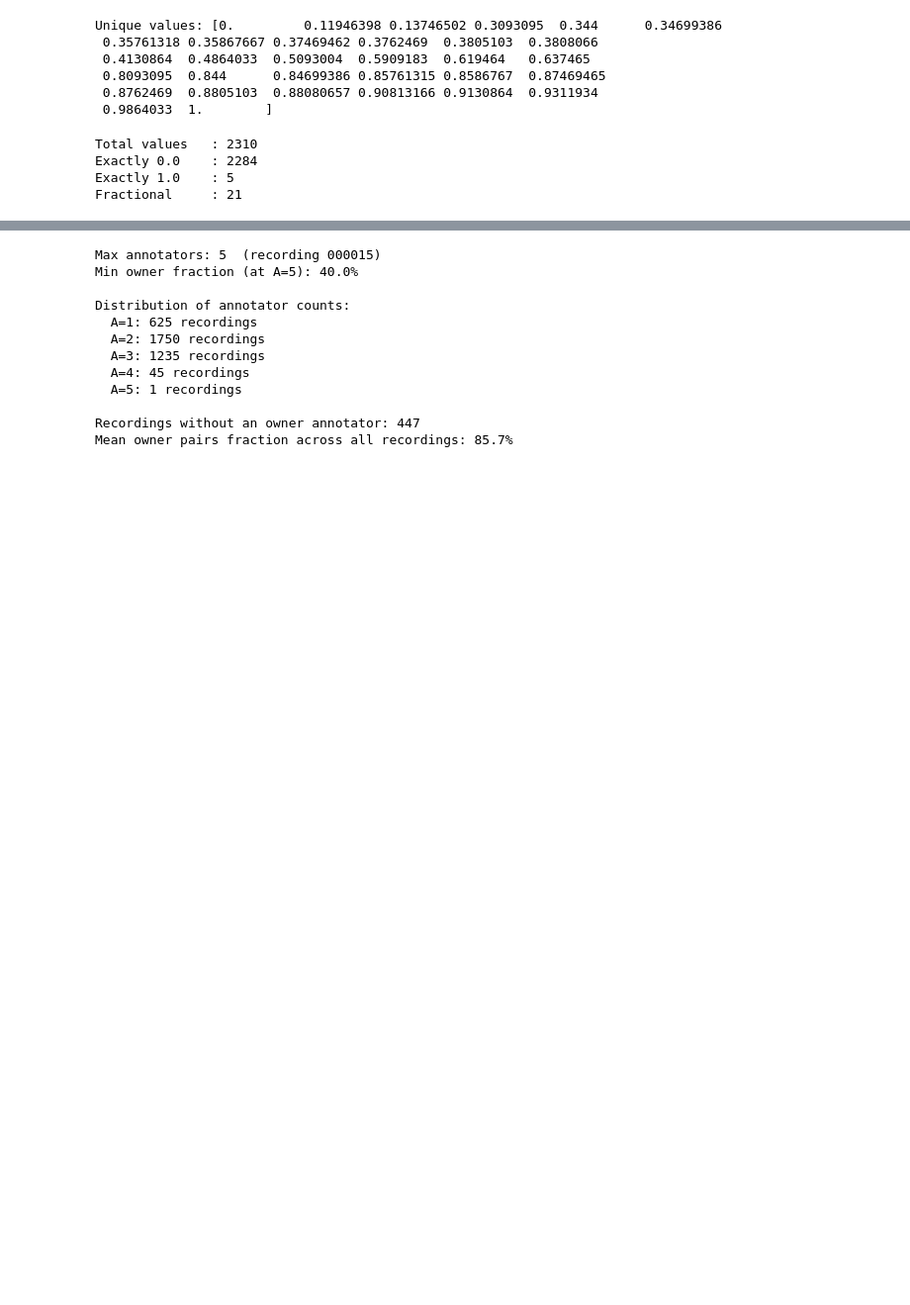
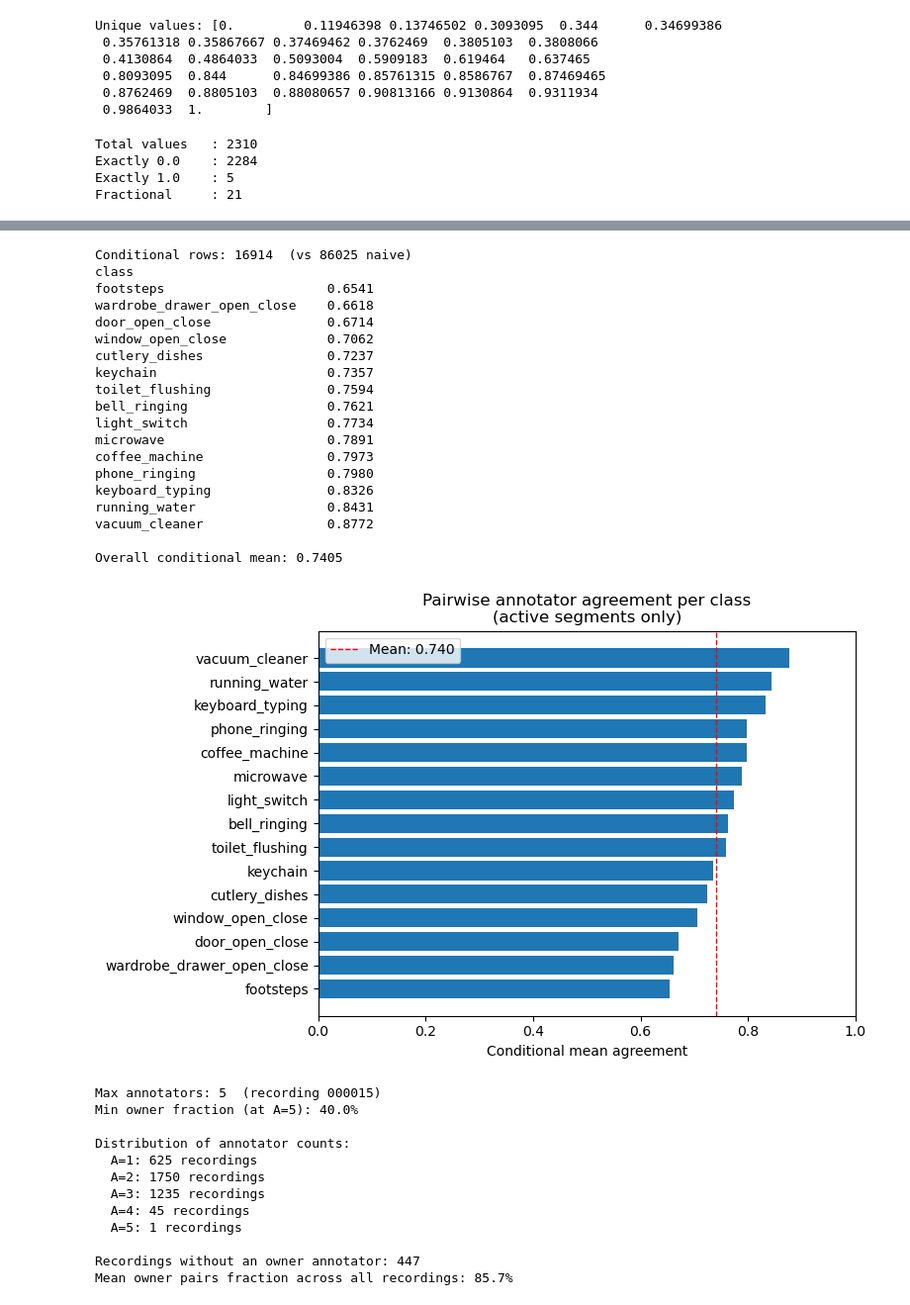
Before and after one commit to Carapet07/MLPC2026, a Jupyter notebook: notebooks/timur_notebook.ipynb, the cells around one changed output, grey strips where cells are left out. Shown at 99% size. Drawn from its saved outputs; the diff is of its cells as text; code cells hidden in the pictures; blank space fills up the shorter version.

Commit message:
reworked agreemence estimation + uncovered and fixed labeling inconsistency

```diff
--- a/notebooks/timur_notebook.ipynb
+++ b/notebooks/timur_notebook.ipynb
@@ -193,3 +153,70 @@ plt.show()
+# %%
+# 2a (revised) — Conditional pairwise agreement
+# Only consider segments where at least one annotator says > 0.
+# Excludes trivial mutual-silence cases that dominate the naive metric above.
+rows_cond = []
+
+for fname, data in npz_files.items():
+    ann         = data['annotations']   # [T, C, A]
+    A           = ann.shape[2]
+    class_names = data['class_names']
+
+    for i, j in combinations(range(A), 2):
+        for c, cls in enumerate(class_names):
+            a_i  = ann[:, c, i]
+            a_j  = ann[:, c, j]
+            mask = (a_i > 0) | (a_j > 0)   # at least one annotator active
+            if mask.sum() == 0:
+                continue                     # both annotators marked this class absent for all segments — nothing to compare
+            agree = 1 - np.abs(a_i[mask] - a_j[mask]).mean()
+            rows_cond.append({
+                'filename'  : fname,
+                'class'     : cls,
+                'agreement' : agree,
+            })
+
+cond_agreement_df = pd.DataFrame(rows_cond)
+print(f'Conditional rows: {len(cond_agreement_df)}  (vs {len(agreement_df)} naive)')
+
+class_cond_agreement = (cond_agreement_df
+                        .groupby('class')['agreement']
+                        .mean()
+                        .sort_values())
+
+print(class_cond_agreement.round(4).to_string())
+print(f'\nOverall conditional mean: {cond_agreement_df["agreement"].mean():.4f}')
+
+fig, ax = plt.subplots(figsize=(8, 5))
+ax.barh(class_cond_agreement.index, class_cond_agreement.values)
+ax.axvline(cond_agreement_df['agreement'].mean(), color='red', linestyle='--', linewidth=1,
+           label=f'Mean: {cond_agreement_df["agreement"].mean():.3f}')
+ax.set_xlabel('Conditional mean agreement')
+ax.set_title('Pairwise annotator agreement per class\n(active segments only)')
+ax.set_xlim(0, 1)
+ax.legend()
+plt.tight_layout()
+plt.show()
+# %% [output]
+Conditional rows: 16914  (vs 86025 naive)
+class
+footsteps                     0.6541
+wardrobe_drawer_open_close    0.6618
+door_open_close               0.6714
+window_open_close             0.7062
+cutlery_dishes                0.7237
+keychain                      0.7357
+toilet_flushing               0.7594
+bell_ringing                  0.7621
+light_switch                  0.7734
+microwave                     0.7891
+coffee_machine                0.7973
+phone_ringing                 0.7980
+keyboard_typing               0.8326
+running_water                 0.8431
+vacuum_cleaner                0.8772
+
+Overall conditional mean: 0.7405
+[figure, added]
 # %%
 # Annotator count distribution and owner fraction analysis
 annotator_counts = {fname: data['annotations'].shape[2] for fname, data in npz_files.items()}
```
Also changed, not shown: parts of 17 cells of this notebook.
